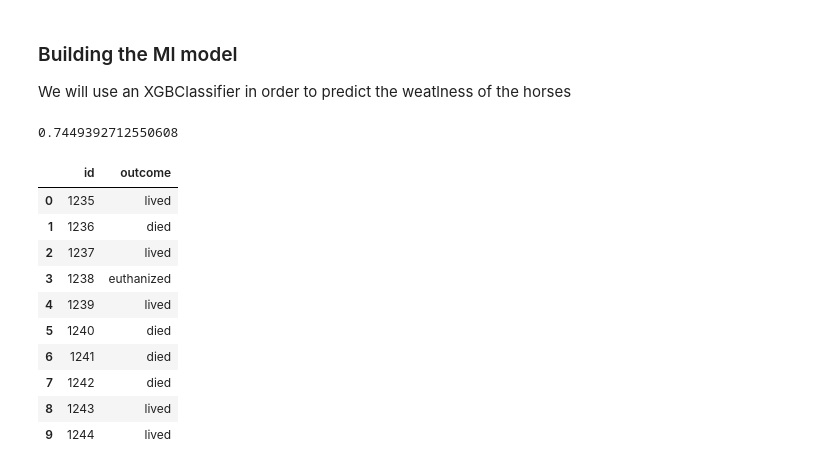
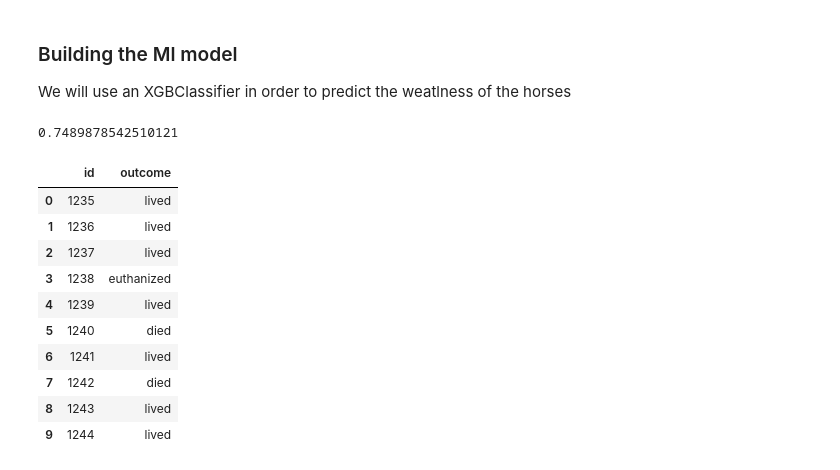
Before and after one commit to douglasbouchet/kaggle-challenges, a Jupyter notebook: Predict-Health-Outcomes-of-Horses_chal_0/predict.ipynb, the cells around one changed output. Drawn from its saved outputs; the diff is of its cells as text; code cells hidden in the pictures.

```diff
--- a/Predict-Health-Outcomes-of-Horses_chal_0/predict.ipynb
+++ b/Predict-Health-Outcomes-of-Horses_chal_0/predict.ipynb
@@ -263,8 +406,14 @@ dtype: int64
 # %%
 category_enc = OrdinalEncoder()
 
-encoded_X = imputed_X.copy(deep=False)
-encoded_X_test = imputed_X_test.copy(deep=False)
+#encoded_X = imputed_X.copy(deep=False)
+#encoded_X = X_filtered_0.copy(deep=False)
+encoded_X = X_filtered_2.copy(deep=False)
+#encoded_X = X_filtered_1.copy(deep=False)
+#encoded_X_test = imputed_X_test.copy(deep=False)
+#encoded_X_test = X_test_filtered_0.copy(deep=False)
+#encoded_X_test = X_test_filtered_1.copy(deep=False)
+encoded_X_test = X_test_filtered_2.copy(deep=False)
 
 # Apply ordinal encoder
 encoded_X[cat_cols] = category_enc.fit_transform(encoded_X[cat_cols])
@@ -295,29 +444,50 @@ params = {'n_estimators': 400,
             'tree_method': 'hist',
             'random_state': 42,
         }
+params = {
+            'n_estimators': 200,
+            'learning_rate': 0.05,
+            'max_depth': 4,
+            'subsample': 0.8,
+            'colsample_bytree': 0.1,
+            'n_jobs': -1,
+            'eval_metric': 'mlogloss',
+            'objective': 'multi:softprob',
+            'tree_method': 'hist',
+            'verbosity': 0,
+            'random_state': 42,
+        }
 #model = XGBClassifier(n_estimators=1000, learning_rate=1e-2, early_stopping_rounds=5, random_state=0)
 model = XGBClassifier(**params)
-X_train = encoded_X.drop(columns=['id'])
+X_train = encoded_X.copy(deep=False)
 X_train, X_valid = train_test_split(X_train, test_size=0.2, random_state=42)
 y_train, y_valid = encoded_y[X_train.index], encoded_y[X_valid.index]
 model.fit(X_train, y_train, eval_set=[(X_valid, y_valid)], verbose=0)
 model.score(X_valid, y_valid)
+# 0.728744939271255
 # %% [output]
-0.7449392712550608
+0.7489878542510121
+# %%
+# convert object to category
+for col in X_test.select_dtypes(include='object').columns:
+    X_test[col] = X_test[col].astype('category')
+# %%
+for col in encoded_X_test.select_dtypes(include='object').columns:
+    encoded_X_test[col] = encoded_X_test[col].astype('category')
 # %%
-predictions = model.predict(encoded_X_test.drop(columns=['id']))
+predictions = model.predict(encoded_X_test)
 submission_df = pd.DataFrame({'id': ids, 'outcome': [reverse_mapping[prediction] for prediction in predictions]})
 display(submission_df.head(10))
-submission_df.to_csv('data/submission_xgb_classifier_3.csv', index=False)
+submission_df.to_csv('data/submission_xgb_classifier_MI.csv', index=False)
 # %% [output]
 |  | id | outcome |
 | 0 | 1235 | lived |
-| 1 | 1236 | died |
+| 1 | 1236 | lived |
 | 2 | 1237 | lived |
 | 3 | 1238 | euthanized |
 | 4 | 1239 | lived |
 | 5 | 1240 | died |
-| 6 | 1241 | died |
+| 6 | 1241 | lived |
 | 7 | 1242 | died |
 | 8 | 1243 | lived |
 | 9 | 1244 | lived |
```
Also changed, not shown: parts of 28 cells of this notebook.
